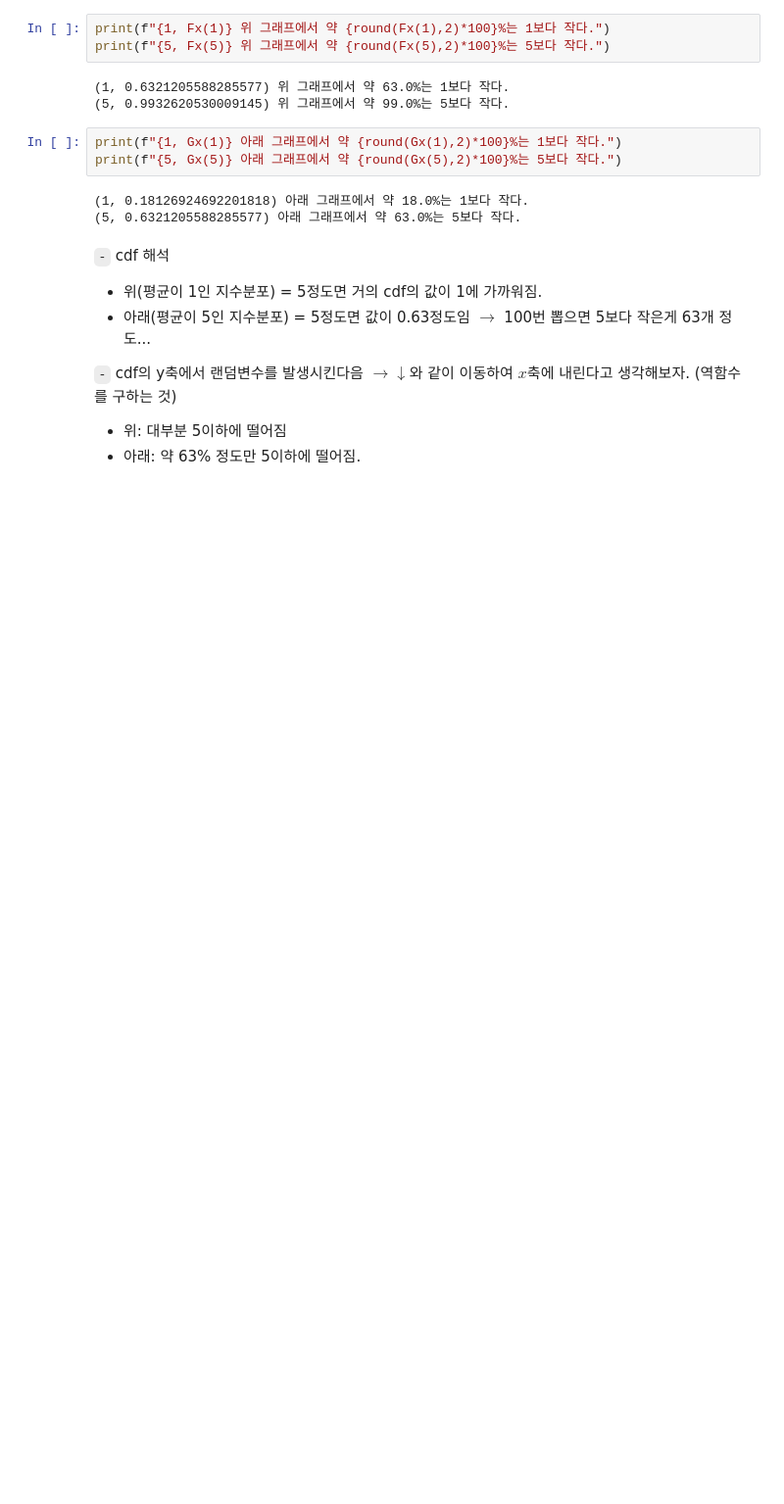
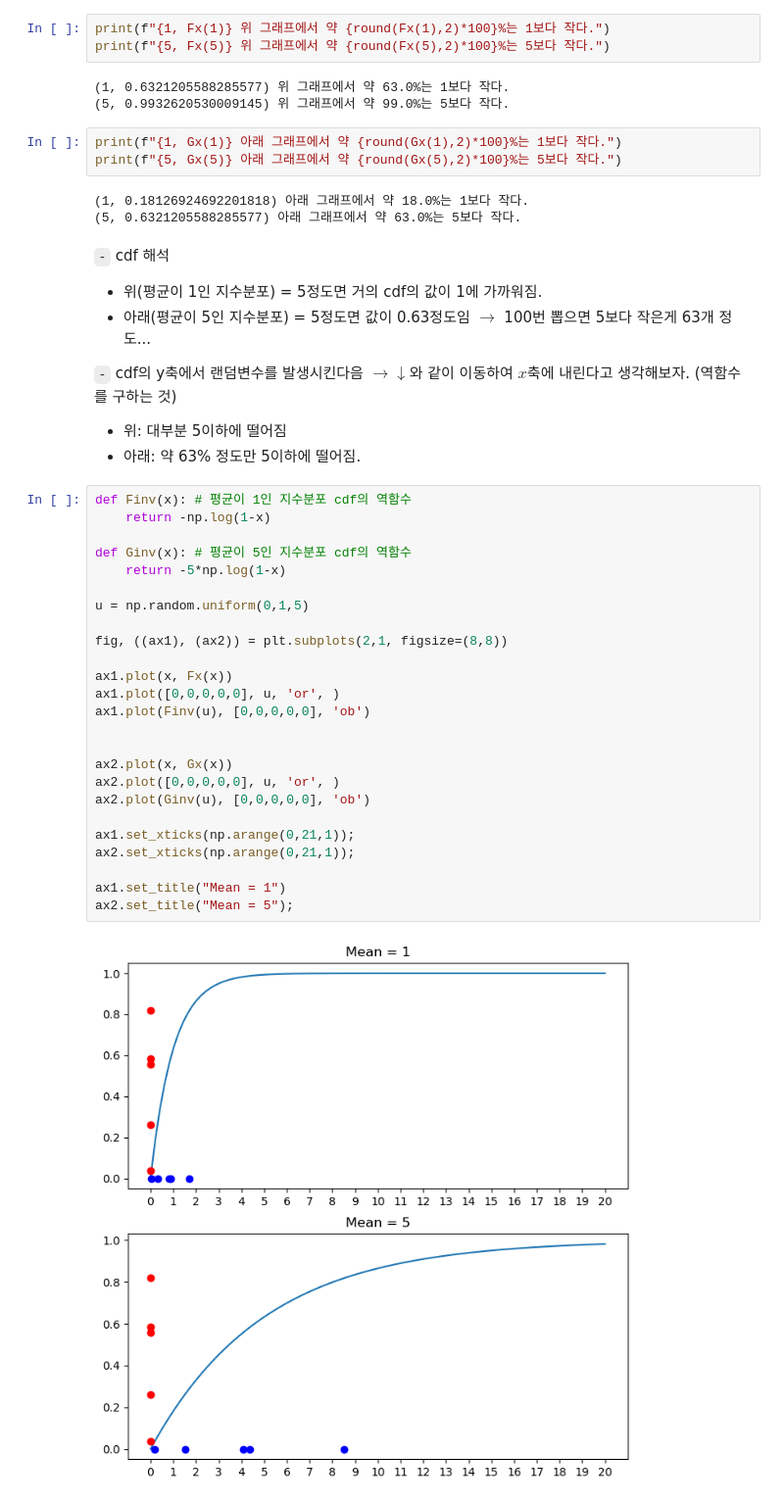
Before and after one commit to star77sa/star77sa.github.io, a Jupyter notebook: posts/Statistics/SC.ipynb, the cells around one changed output. Shown at 98% size. Saved outputs shown, nothing was run; the diff lists cells and outputs as text; blank space fills up the shorter version.

```diff
--- a/posts/Statistics/SC.ipynb
+++ b/posts/Statistics/SC.ipynb
@@ -374,3 +373,30 @@ print(f"{5, Gx(5)} 아래 그래프에서 약 {round(Gx(5),2)*100}%는 5보다
 `-` cdf의 y축에서 랜덤변수를 발생시킨다음 $\rightarrow \downarrow$와 같이 이동하여 $x$축에 내린다고 생각해보자. (역함수를 구하는 것)
 - 위: 대부분 5이하에 떨어짐
 - 아래: 약 63% 정도만 5이하에 떨어짐.
+# %%
+def Finv(x): # 평균이 1인 지수분포 cdf의 역함수
+    return -np.log(1-x)
+
+def Ginv(x): # 평균이 5인 지수분포 cdf의 역함수
+    return -5*np.log(1-x)
+
+u = np.random.uniform(0,1,5)
+
+fig, ((ax1), (ax2)) = plt.subplots(2,1, figsize=(8,8))
+
+ax1.plot(x, Fx(x))
+ax1.plot([0,0,0,0,0], u, 'or', )
+ax1.plot(Finv(u), [0,0,0,0,0], 'ob')
+
+
+ax2.plot(x, Gx(x))
+ax2.plot([0,0,0,0,0], u, 'or', )
+ax2.plot(Ginv(u), [0,0,0,0,0], 'ob')
+
+ax1.set_xticks(np.arange(0,21,1));
+ax2.set_xticks(np.arange(0,21,1));
+
+ax1.set_title("Mean = 1")
+ax2.set_title("Mean = 5");
+# %% [output]
+[figure, added]
```
Also changed, not shown: parts of 64 cells of this notebook, 10 other files.
